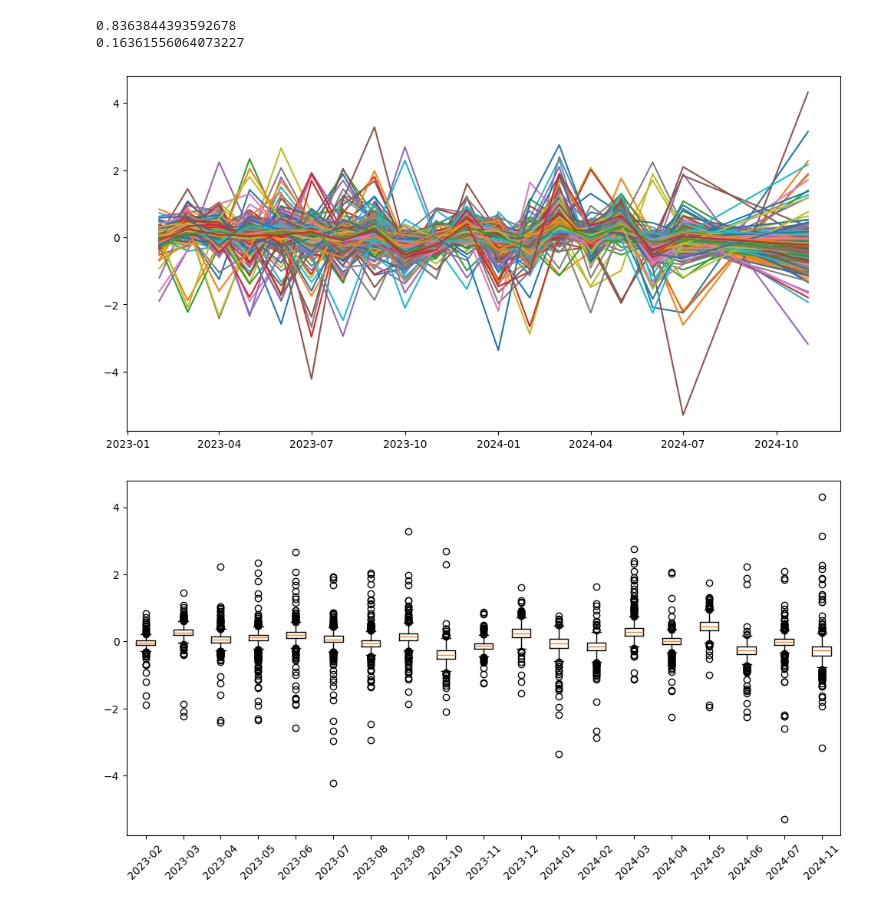
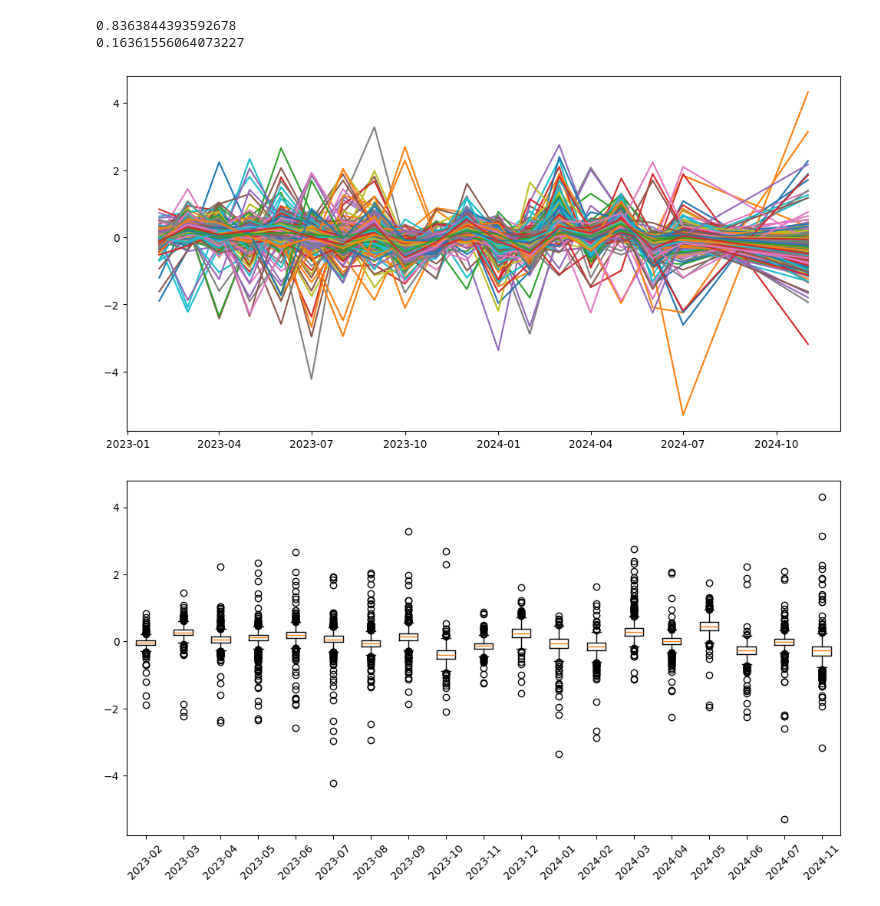
Before and after one commit to FedeSS99/Proyecto-Oxxo-F4, a Jupyter notebook: ExploracionVentas.ipynb, the cells around one changed output. Saved outputs shown, nothing was run; the diff lists cells and outputs as text; code cells hidden in the pictures.

```diff
--- a/ExploracionVentas.ipynb
+++ b/ExploracionVentas.ipynb
@@ -110,5 +140,5 @@ np.datetime64('2023-01-01T00:00:00.000000000')
 # %%
-fecha_frecuente_ids = [tienda_id for tienda_id in TIENDA_IDs if series_venta_tiendas[tienda_id][0][0] == fecha_frecuente]
-tam_fecha_frecuente_ids = len(fecha_frecuente_ids)
+ids_extraccion = [tienda_id for tienda_id in TIENDA_IDs if len(series_venta_tiendas[tienda_id][1]) == 20]
+tam_fecha_frecuente_ids = len(ids_extraccion)
 tam_fecha_frecuente_ids
 # %% [output]
@@ -116,7 +146,7 @@ tam_fecha_frecuente_ids
 # %%
 plt.figure(figsize = (12, 6))
 
-for tienda_id in ids_tam_20:
+for tienda_id in ids_extraccion:
     fechas_id, ventas_id = series_venta_tiendas[tienda_id]
     plt.plot(fechas_id, ventas_id)
 # %% [output]
@@ -124,7 +154,7 @@ for tienda_id in ids_tam_20:
 # %%
 razon_ventas_por_mes = {}
 
-for tienda_id in ids_tam_20:
+for tienda_id in ids_extraccion:
     fechas_id, ventas_id = series_venta_tiendas[tienda_id]
     for fecha in fechas_id:
         ventas_in_fecha = ventas_id[fechas_id.index(fecha)]
@@ -143,7 +173,7 @@ plt.show()
 # %%
 dif_ventas_tiendas = {}
 
-for tienda_id in fecha_frecuente_ids:
+for tienda_id in ids_extraccion:
     fechas_id, ventas_id = series_venta_tiendas[tienda_id]
 
     dif_ventas_tiendas[tienda_id] = [fechas_id[1:], np.array([ventas_id[i] - ventas_id[i-1] for i in range(1, len(ventas_id))])]
@@ -186,11 +219,11 @@ print((lista_metrica_c_pond < 0.0).sum()/size_lista_metrica_c_pond)
 # %%
 plt.figure(figsize = (12, 6))
 
-for tienda_id in ids_tam_20:
-    fechas_id, dif_ventas_id, c = dif_ventas_tiendas[tienda_id]
+for tienda_id in ids_extraccion:
+    fechas_id, dif_ventas_id, c, c_pond = dif_ventas_tiendas[tienda_id]
     plt.plot(fechas_id, dif_ventas_id)
 # %% [output]
-[figure, old version]
+[figure, new version]
 # %%
 diff_ventas_mes = {}
 
```
Also changed, not shown: parts of 27 cells of this notebook.
